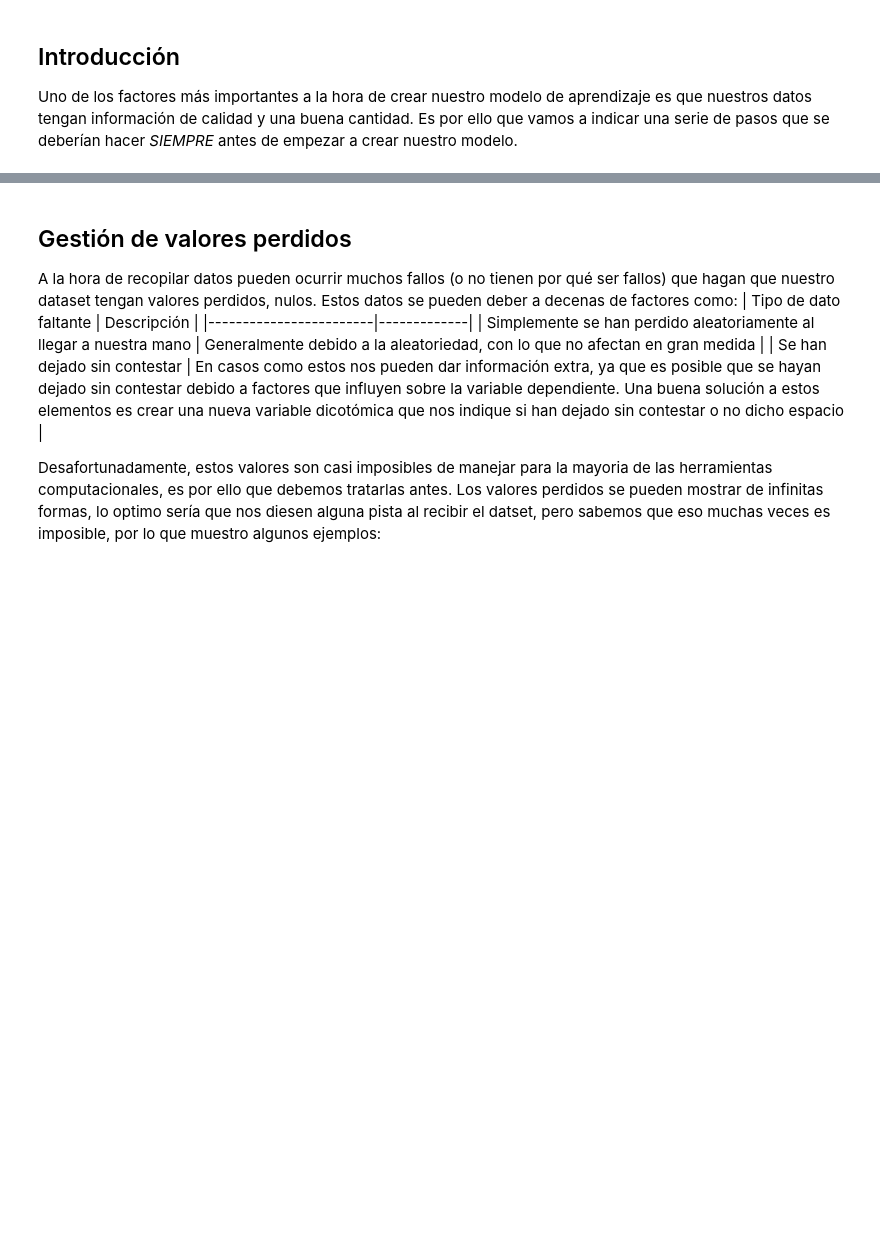
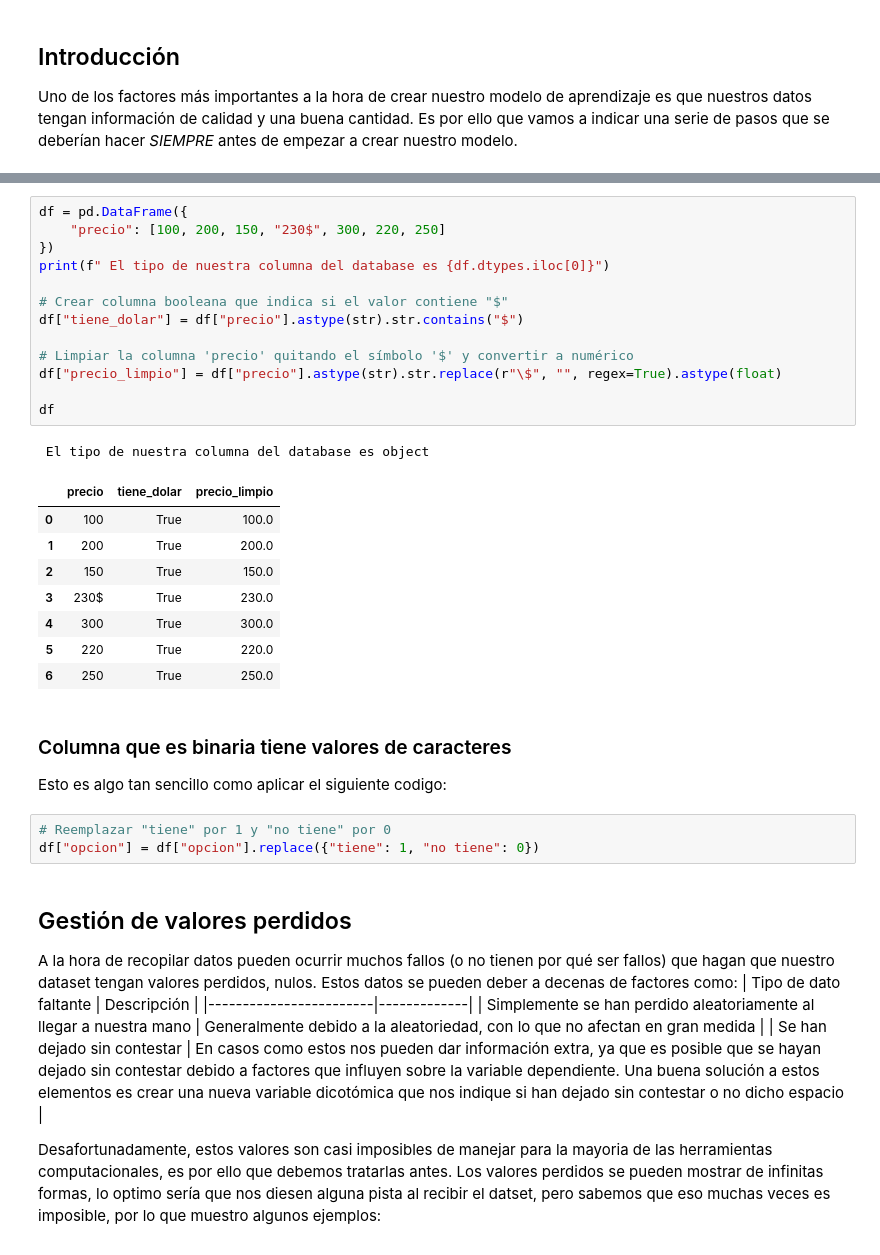
Before and after one commit to guille1006/Guia-Machine-learning, a Jupyter notebook: Preprocesamiento de datos.ipynb, the cells around one changed output, grey strips where cells are left out. Saved outputs shown, nothing was run; the diff lists cells and outputs as text; blank space fills up the shorter version.

```diff
--- a/Preprocesamiento de datos.ipynb
+++ b/Preprocesamiento de datos.ipynb
@@ -11,3 +17,32 @@ Uno de los factores más importantes a la hora de crear nuestro modelo de aprend
+# %%
+df = pd.DataFrame({
+    "precio": [100, 200, 150, "230$", 300, 220, 250]
+})
+print(f" El tipo de nuestra columna del database es {df.dtypes.iloc[0]}")
+
+# Crear columna booleana que indica si el valor contiene "$"
+df["tiene_dolar"] = df["precio"].astype(str).str.contains("$")
+
+# Limpiar la columna 'precio' quitando el símbolo '$' y convertir a numérico
+df["precio_limpio"] = df["precio"].astype(str).str.replace(r"\$", "", regex=True).astype(float)
+
+df
+# %% [output]
+ El tipo de nuestra columna del database es object
+|  | precio | tiene_dolar | precio_limpio |
+| 0 | 100 | True | 100.0 |
+| 1 | 200 | True | 200.0 |
+| 2 | 150 | True | 150.0 |
+| 3 | 230$ | True | 230.0 |
+| 4 | 300 | True | 300.0 |
+| 5 | 220 | True | 220.0 |
+| 6 | 250 | True | 250.0 |
+# %% [markdown]
+### Columna que es binaria tiene valores de caracteres
+Esto es algo tan sencillo como aplicar el siguiente codigo:
+# %%
+# Reemplazar "tiene" por 1 y "no tiene" por 0
+df["opcion"] = df["opcion"].replace({"tiene": 1, "no tiene": 0})
 # %% [markdown]
 ## Gestión de valores perdidos
 A la hora de recopilar datos pueden ocurrir muchos fallos (o no tienen por qué ser fallos) que hagan que nuestro dataset tengan valores perdidos, nulos. Estos datos se pueden deber a decenas de factores como:
```
Also changed, not shown: parts of 1 cell of this notebook.
